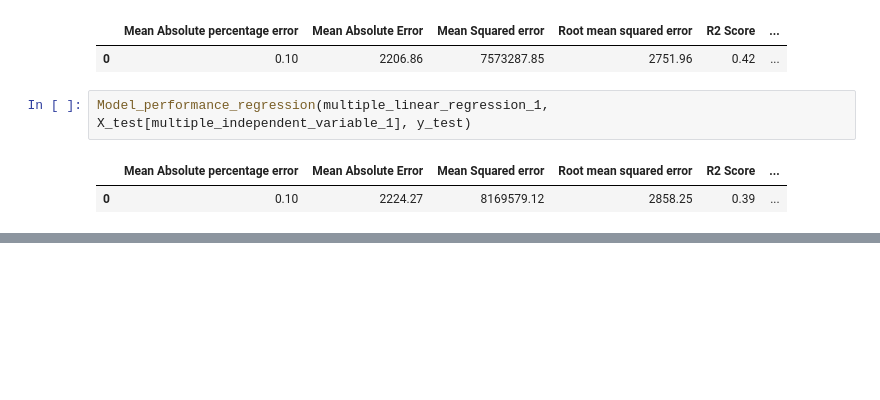
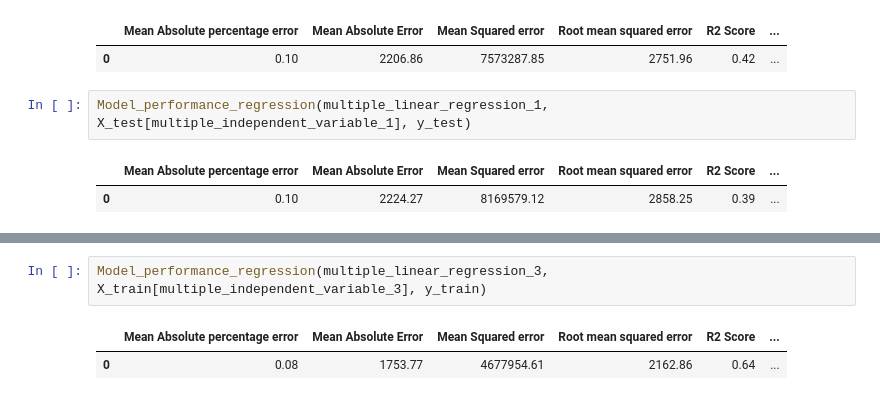
Before and after one commit to uniquegalaxycoder/Project, a Jupyter notebook: Liner_Regression_Sales_Data.ipynb, the cells around one changed output, grey strips where cells are left out. Cells and saved outputs as stored; diff of their text form; blank space fills up the shorter version.

```diff
--- a/Liner_Regression_Sales_Data.ipynb
+++ b/Liner_Regression_Sales_Data.ipynb
@@ -1179,0 +1189,5 @@ df.head()
+# %%
+Model_performance_regression(multiple_linear_regression_3, X_train[multiple_independent_variable_3], y_train)
+# %% [output]
+|  | Mean Absolute percentage error | Mean Absolute Error | Mean Squared error | Root mean squared error | R2 Score | ... |
+| 0 | 0.08 | 1753.77 | 4677954.61 | 2162.86 | 0.64 | ... |
```
Also changed, not shown: parts of 27 cells of this notebook.
